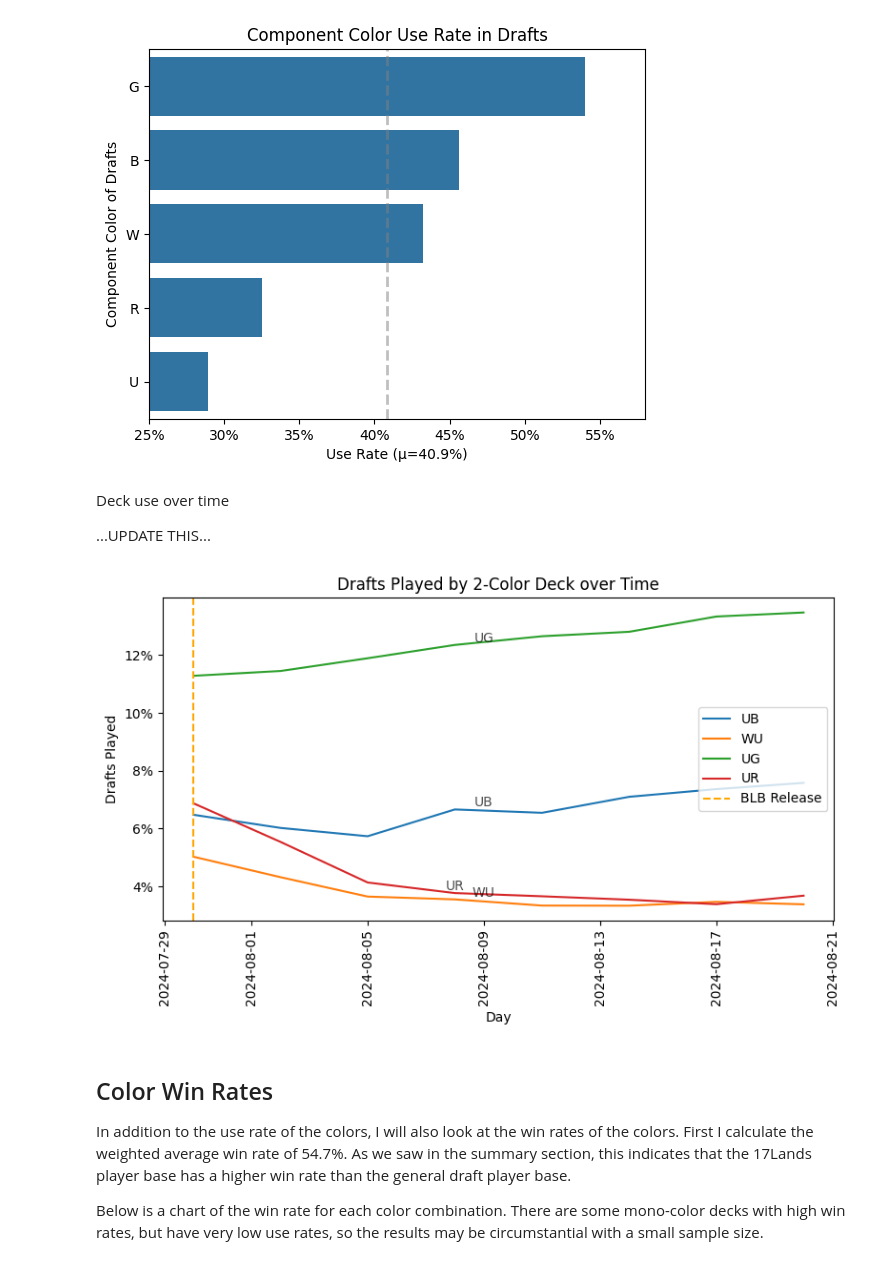
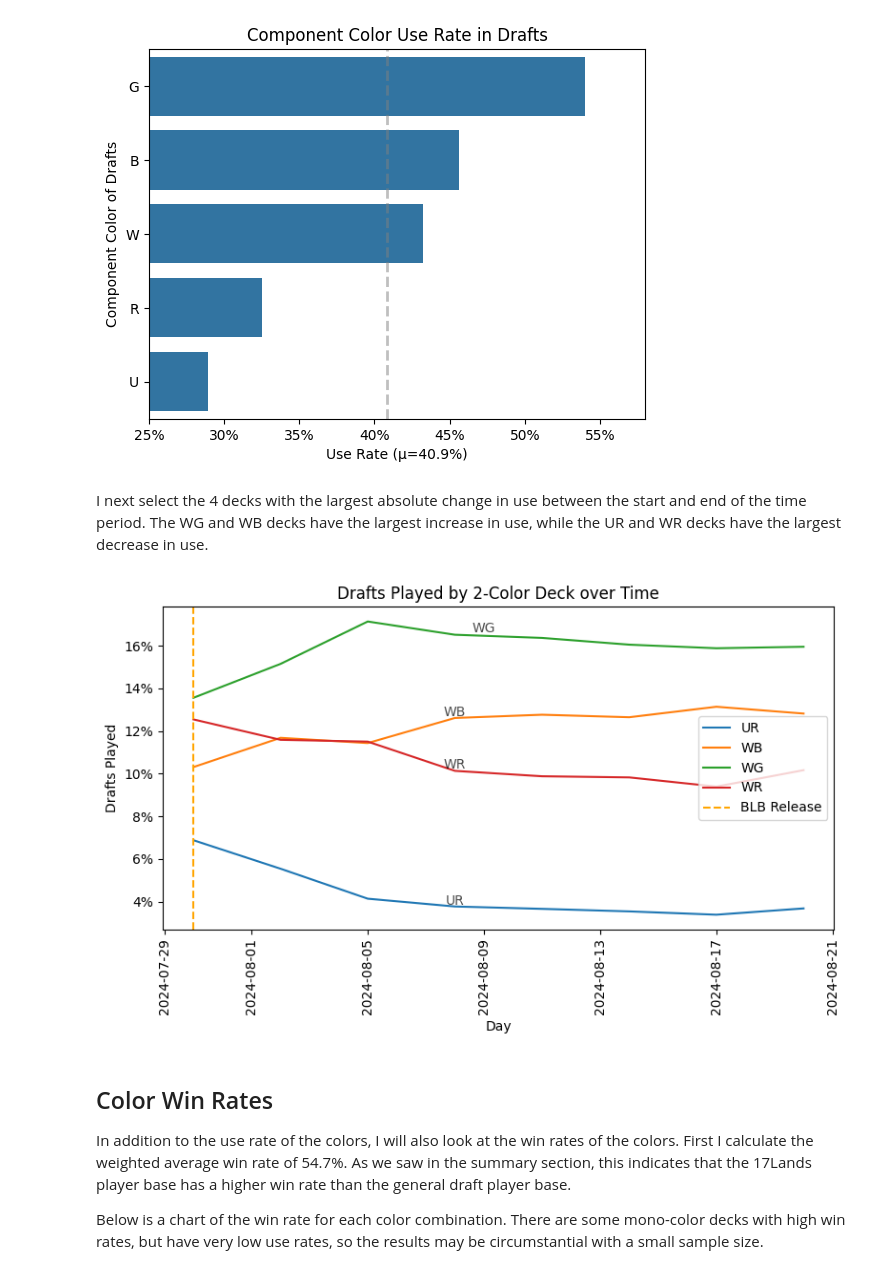
Before and after one commit to meehljd/mtg-modeling, a Jupyter notebook: notebooks/02-draft-data/02-30-draft-eda-BLB-games.ipynb, the cells around one changed output. Drawn from its saved outputs; the diff is of its cells as text; code cells hidden in the pictures.

```diff
--- a/notebooks/02-draft-data/02-30-draft-eda-BLB-games.ipynb
+++ b/notebooks/02-draft-data/02-30-draft-eda-BLB-games.ipynb
@@ -148,10 +148,8 @@ plt.ylabel("Component Color of Drafts")
 plt.show()
 # %% [output]
 [figure]
-# %% [markdown]
-Deck use over time
-
-...UPDATE THIS...
+# %% [markdown]
+I next select the 4 decks with the largest absolute change in use between the start and end of the time period. The WG and WB decks have the largest increase in use, while the UR and WR decks have the largest decrease in use.
 # %%
 color_time = (
     (
@@ -185,8 +183,19 @@ color_time_mean = (
 )
 color_time_mean["win_rate"] = color_time_mean["n_wins"] / color_time_mean["n_games"]
 
+end_mask = color_time["draft_time"] == color_time["draft_time"].max()
+end_time = color_time.loc[end_mask]
 
-color_decks = ["UB", "WU", "UG", "UR"]
+start_mask = color_time["draft_time"] == color_time["draft_time"].min()
+start_time = color_time.loc[start_mask]
+
+diff_time = end_time.merge(start_time, on="main_colors", suffixes=("_end", "_start"))
+diff_time["rank_diff"] = diff_time["rank_pct_start"] - diff_time["rank_pct_end"]
+diff_time["abs_rank_diff"] = diff_time["rank_diff"].abs()
+diff_time = diff_time.sort_values("abs_rank_diff", ascending=False)
+diff_time[["abs_rank_diff", "main_colors"]]
+
+color_decks = diff_time["main_colors"].head(4).to_list()
 color_time = color_time.loc[color_time["main_colors"].isin(color_decks)]
 
 mask = color_time["draft_time"] == pd.to_datetime("2024-08-08")
@@ -198,34 +207,34 @@ g = sns.lineplot(
     x="draft_time",
     y="rank_pct",
     hue="main_colors",
     hue_order=color_decks,
     legend=True,
 )
 
 plt.axvline(
     x=pd.to_datetime("2024-07-30"), color="orange", linestyle="--", label="BLB Release"
 )
 
 g.yaxis.set_major_formatter(FuncFormatter(lambda y, _: f"{y:.0%}"))
 
 for i, row in labels.iterrows():
     plt.text(
         row["draft_time"] + timedelta(days=i % 2),
         row["rank_pct"] + 0.001,
         str(row["main_colors"]),
         fontsize=10,
         alpha=0.7,
         ha="center",
     )
 plt.xticks(rotation=90)
 plt.title("Drafts Played by 2-Color Deck over Time")
 plt.xlabel("Day")
 plt.ylabel("Drafts Played")
 plt.legend(loc="center right")
 plt.tight_layout()
 plt.show()
 # %% [output]
-[figure, old version]
+[figure, new version]
 # %% [markdown]
 ## Color Win Rates
 
```
Also changed, not shown: parts of 12 cells of this notebook, 35 other files.
